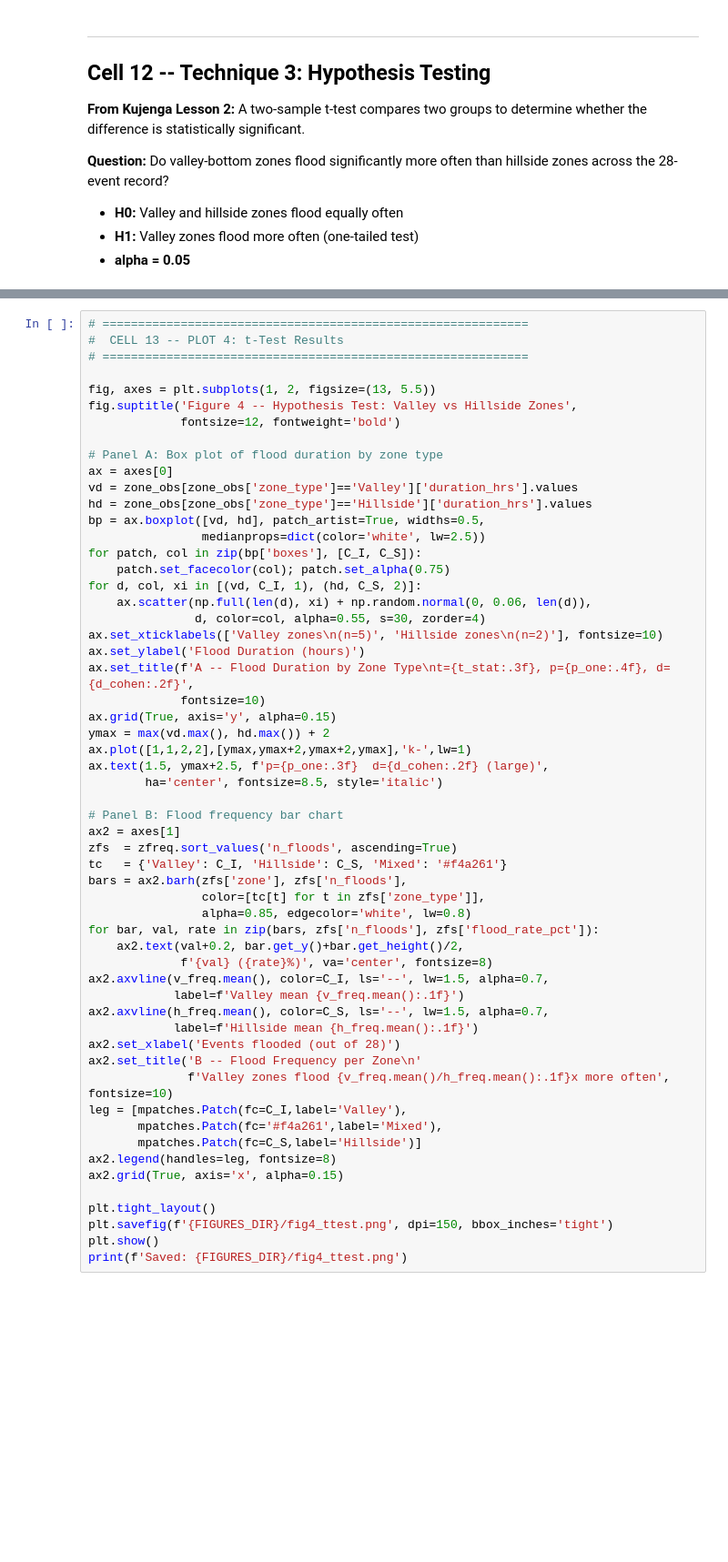
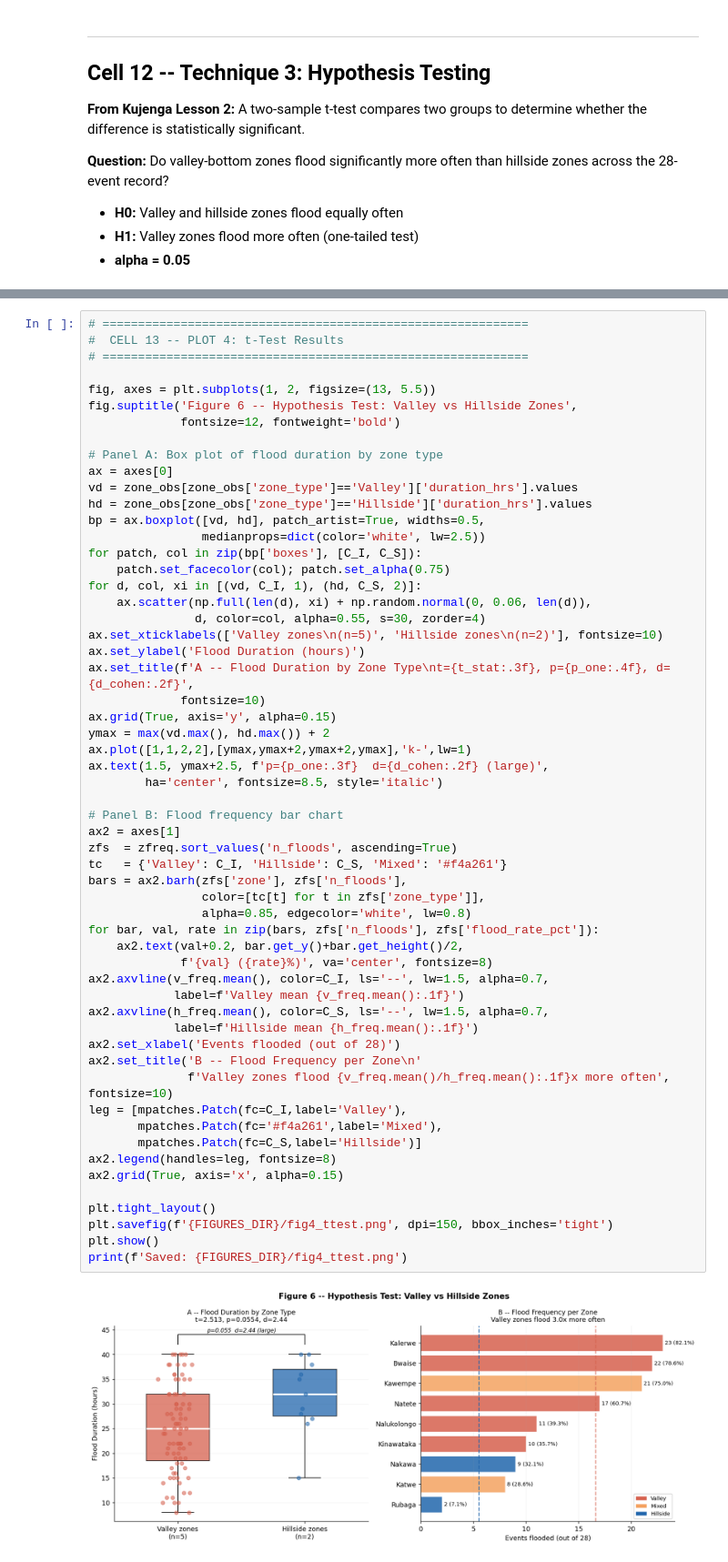
Before and after one commit to ogutiann/Kujenga-AI-ML, a Jupyter notebook: Ann_MoveOguti_Uganda_final_project.ipynb, the cells around one changed output, grey strips where cells are left out. Shown at 91% size. Drawn from its saved outputs; the diff is of its cells as text; blank space fills up the shorter version.

```diff
--- a/Ann_MoveOguti_Uganda_final_project.ipynb
+++ b/Ann_MoveOguti_Uganda_final_project.ipynb
@@ -823,7 +965,7 @@ else:
 # ============================================================
 
 fig, axes = plt.subplots(1, 2, figsize=(13, 5.5))
-fig.suptitle('Figure 4 -- Hypothesis Test: Valley vs Hillside Zones',
+fig.suptitle('Figure 6 -- Hypothesis Test: Valley vs Hillside Zones',
              fontsize=12, fontweight='bold')
 
 # Panel A: Box plot of flood duration by zone type
@@ -847,30 +989,32 @@ ax.plot([1,1,2,2],[ymax,ymax+2,ymax+2,ymax],'k-',lw=1)
 ax.text(1.5, ymax+2.5, f'p={p_one:.3f}  d={d_cohen:.2f} (large)',
         ha='center', fontsize=8.5, style='italic')
 
 # Panel B: Flood frequency bar chart
 ax2 = axes[1]
 zfs  = zfreq.sort_values('n_floods', ascending=True)
 tc   = {'Valley': C_I, 'Hillside': C_S, 'Mixed': '#f4a261'}
 bars = ax2.barh(zfs['zone'], zfs['n_floods'],
                 color=[tc[t] for t in zfs['zone_type']],
                 alpha=0.85, edgecolor='white', lw=0.8)
 for bar, val, rate in zip(bars, zfs['n_floods'], zfs['flood_rate_pct']):
     ax2.text(val+0.2, bar.get_y()+bar.get_height()/2,
              f'{val} ({rate}%)', va='center', fontsize=8)
 ax2.axvline(v_freq.mean(), color=C_I, ls='--', lw=1.5, alpha=0.7,
             label=f'Valley mean {v_freq.mean():.1f}')
 ax2.axvline(h_freq.mean(), color=C_S, ls='--', lw=1.5, alpha=0.7,
             label=f'Hillside mean {h_freq.mean():.1f}')
 ax2.set_xlabel('Events flooded (out of 28)')
 ax2.set_title('B -- Flood Frequency per Zone\n'
               f'Valley zones flood {v_freq.mean()/h_freq.mean():.1f}x more often', fontsize=10)
 leg = [mpatches.Patch(fc=C_I,label='Valley'),
        mpatches.Patch(fc='#f4a261',label='Mixed'),
        mpatches.Patch(fc=C_S,label='Hillside')]
 ax2.legend(handles=leg, fontsize=8)
 ax2.grid(True, axis='x', alpha=0.15)
 
 plt.tight_layout()
 plt.savefig(f'{FIGURES_DIR}/fig4_ttest.png', dpi=150, bbox_inches='tight')
 plt.show()
 print(f'Saved: {FIGURES_DIR}/fig4_ttest.png')
+# %% [output]
+[figure, added]
```
Also changed, not shown: parts of 20 cells of this notebook.
